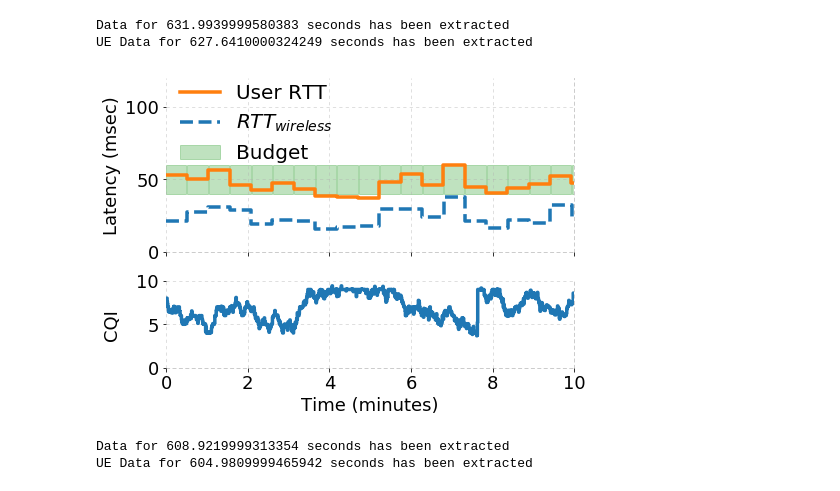
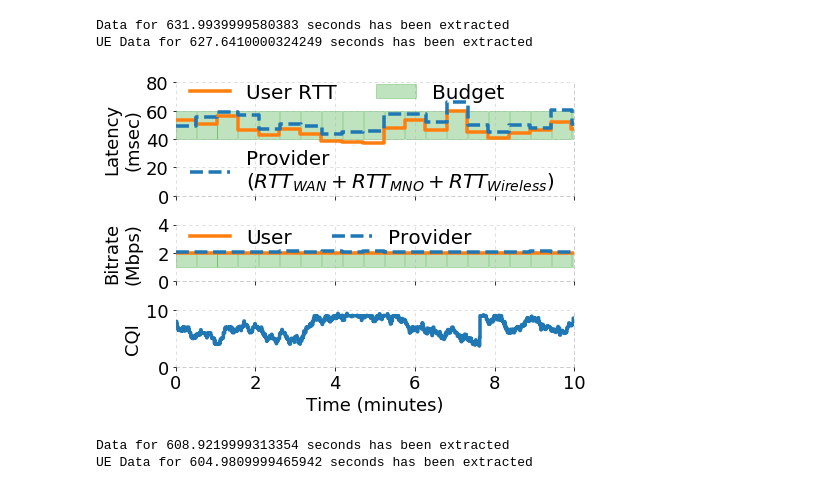
Before and after one commit to serhatarslan-hub/cell-order, a Jupyter notebook: analysis/cell-order-moving-ue-eval.ipynb, the cells around one changed output. Drawn from its saved outputs; the diff is of its cells as text; code cells hidden in the pictures.

Commit message:
Fix figures for dynamic scenario emulations

```diff
--- a/analysis/cell-order-moving-ue-eval.ipynb
+++ b/analysis/cell-order-moving-ue-eval.ipynb
@@ -36,6 +36,7 @@ if (SAVE_FIG):
 
 SLA_PERIOD = 30 # seconds over which the SLAs are negotiated
 OUTLIER_PERCENTILE = 5 # Percentile to clip-off from both ends for each SLA period
+RTT_WIRED_MSEC = 28
 # %%
 def filter_bs_sla_stats(bs_data, budgets, ts_start):
 
@@ -129,14 +130,14 @@ filter_ue_sla_stats(ue_lat_data, lat_s_id)
 Data for 631.9939999580383 seconds has been extracted
 UE Data for 627.6410000324249 seconds has been extracted
 # %%
-f, (ax1, ax2) = plt.subplots(2, 1, gridspec_kw={'height_ratios': [2, 1]}, figsize=FIG_SIZE)
+f, (ax1, ax2, ax3) = plt.subplots(3, 1, gridspec_kw={'height_ratios': [2, 1, 1]}, figsize=FIG_SIZE)
 
 ax1.step(np.insert(ue_lat_data[lat_s_id]['filtered_ts_sec'] / 60, 0, 0),
          np.insert(ue_lat_data[lat_s_id]['filtered_rtt_msec'], 0, ue_lat_data[lat_s_id]['filtered_rtt_msec'][0]),
          where='pre', label='User RTT', linewidth=3.5, color='C1')
 ax1.step(np.insert(bs_lat_data[lat_s_id]['filtered_ts_sec'] / 60, 0, 0),
-         np.insert(bs_lat_data[lat_s_id]['filtered_lat_msec'], 0, bs_lat_data[lat_s_id]['filtered_lat_msec'][0]),
-         where='pre', label='$RTT_{wireless}$', linewidth=3.5, color='C0', linestyle='--')
+         np.insert(bs_lat_data[lat_s_id]['filtered_lat_msec'], 0, bs_lat_data[lat_s_id]['filtered_lat_msec'][0]) + RTT_WIRED_MSEC,
+         where='pre', label='Provider\n($RTT_{WAN} + RTT_{MNO} + RTT_{Wireless}$)', linewidth=3.5, color='C0', linestyle='--')
 
 cnt = 1
 lat_budget_lo = lat_budgets['slice_delay_budget_msec'][lat_s_id][0]
@@ -154,16 +155,23 @@ for supply_time in lat_budgets['supply_times'][user_id]:
     cnt += 1
 
 # ax1.set_xlabel('Time (minutes)', fontsize=FONT_SIZE)
-ax1.set_ylabel('Latency (msec)', fontsize=FONT_SIZE)
+ax1.set_ylabel('Latency\n(msec)', fontsize=FONT_SIZE)
 ax1.tick_params(axis='y', labelsize=FONT_SIZE)
 # ax1.tick_params(axis='x', labelsize=FONT_SIZE)
 ax1.get_xaxis().set_ticklabels([])
-ax1.set_ylim((0, 120))
+ax1.set_ylim((0, 80))
 ax1.set_xlim([0,10])
-# ax1.xaxis.set_ticks(np.arange(0, 13))
+ax1.yaxis.set_ticks(np.arange(0, 81, 20))
 
-ax1.legend(loc='upper left', frameon=False, fontsize=FONT_SIZE+2,
-           bbox_to_anchor=[-0.01,1.07])
+handles, labels = ax1.get_legend_handles_labels()
+order = [0,2] #specify order of items in legend
+leg = ax1.legend([handles[idx] for idx in order],[labels[idx] for idx in order],
+                 loc='upper left', frameon=False, fontsize=FONT_SIZE+2, markerscale=2,
+                 ncol=2, bbox_to_anchor=[-0.01, 1.15])
+ax1.legend([handles[1]],[labels[1]],
+           loc='lower left', frameon=False, fontsize=FONT_SIZE+2, markerscale=2,
+           bbox_to_anchor=[-0.01, -0.14])
+ax1.add_artist(leg)
 
 ax1.grid(axis='both', alpha=0.5, linestyle=LINE_STYLE)
 
@@ -183,46 +191,90 @@ ax1.spines["bottom"].set_linestyle(LINE_STYLE)
 ax1.spines["bottom"].set_alpha(0.5)
 ax1.spines["bottom"].set_color('gray')
 
-ax2.step(np.insert(bs_lat_data[lat_s_id]['raw_ts_sec'] / 60, 0, 0),
-         np.insert(bs_lat_data[lat_s_id]['raw_cqi'], 0, bs_lat_data[lat_s_id]['raw_cqi'][0]),
-         where='pre', linewidth=3.5, color='C0', linestyle='-')
+ax2.step(np.insert(ue_lat_data[lat_s_id]['filtered_ts_sec'] / 60, 0, 0),
+         np.insert(ue_lat_data[lat_s_id]['filtered_mbps'], 0, ue_lat_data[lat_s_id]['filtered_mbps'][0]),
+         where='pre', label='User', linewidth=3.5, color='C1')
+ax2.step(np.insert(bs_lat_data[lat_s_id]['filtered_ts_sec'] / 60, 0, 0),
+         np.insert(bs_lat_data[lat_s_id]['filtered_thp_mbps'], 0, bs_lat_data[lat_s_id]['filtered_thp_mbps'][0]),
+         where='pre', label='Provider', linewidth=3.5, color='C0', linestyle='--')
 
-ax2.set_xlabel('Time (minutes)', fontsize=FONT_SIZE)
-ax2.set_ylabel('CQI', fontsize=FONT_SIZE)
+cnt = 1
+for supply_time in lat_budgets['supply_times'][user_id]:
+    ts_minutes = (supply_time) / 60
+    ax2.add_patch(Rectangle((ts_minutes, 1), SLA_PERIOD / 60, 1, color='C2', alpha=0.3))
+    cnt += 1
+
+# ax2.set_xlabel('Time (minutes)', fontsize=FONT_SIZE)
+ax2.set_ylabel('Bitrate\n(Mbps)', fontsize=FONT_SIZE)
 ax2.tick_params(axis='y', labelsize=FONT_SIZE)
-ax2.tick_params(axis='x', labelsize=FONT_SIZE)
-ax2.set_ylim((0,10))
-# ax2.yaxis.set_ticks(np.arange(0,8,2))
-ax2.set_xlim([0, 10])
-# ax2.xaxis.set_ticks(np.arange(13))
+# ax1.tick_params(axis='x', labelsize=FONT_SIZE)
+ax2.yaxis.set_ticks(np.arange(0,5,2))
+ax2.get_xaxis().set_ticklabels([])
+ax2.set_ylim((0, 4))
+ax2.set_xlim([0,10])
+# ax2.xaxis.set_ticks(np.arange(0, X_MAX+1))
+
+ax2.legend(loc='upper left', frameon=False, fontsize=FONT_SIZE+2, ncol = 3,
+           bbox_to_anchor=[-0.01,1.25])
 
 ax2.grid(axis='both', alpha=0.5, linestyle=LINE_STYLE)
 
 ax2.spines['top'].set_visible(False)
 # ax2.spines['right'].set_visible(False)
 ax2.spines['left'].set_visible(False)
 ax2.spines["right"].set_linestyle(LINE_STYLE)
 ax2.spines["right"].set_alpha(0.5)
 ax2.spines["right"].set_color('gray')
 ax2.spines["left"].set_linestyle(LINE_STYLE)
 ax2.spines["left"].set_alpha(0.5)
 ax2.spines["left"].set_color('gray')
 ax2.spines["top"].set_linestyle(LINE_STYLE)
 ax2.spines["top"].set_alpha(0.5)
 ax2.spines["top"].set_color('gray')
 ax2.spines["bottom"].set_linestyle(LINE_STYLE)
 ax2.spines["bottom"].set_alpha(0.5)
 ax2.spines["bottom"].set_color('gray')
 
+ax3.step(np.insert(bs_lat_data[lat_s_id]['raw_ts_sec'] / 60, 0, 0),
+         np.insert(bs_lat_data[lat_s_id]['raw_cqi'], 0, bs_lat_data[lat_s_id]['raw_cqi'][0]),
+         where='pre', linewidth=3.5, color='C0', linestyle='-')
+
+ax3.set_xlabel('Time (minutes)', fontsize=FONT_SIZE)
+ax3.set_ylabel('CQI', fontsize=FONT_SIZE)
+ax3.tick_params(axis='y', labelsize=FONT_SIZE)
+ax3.tick_params(axis='x', labelsize=FONT_SIZE)
+ax3.set_ylim((0,10))
+# ax3.yaxis.set_ticks(np.arange(0,8,2))
+ax3.set_xlim([0, 10])
+# ax3.xaxis.set_ticks(np.arange(13))
+
+ax3.grid(axis='both', alpha=0.5, linestyle=LINE_STYLE)
+
+ax3.spines['top'].set_visible(False)
+# ax3.spines['right'].set_visible(False)
+ax3.spines['left'].set_visible(False)
+ax3.spines["right"].set_linestyle(LINE_STYLE)
+ax3.spines["right"].set_alpha(0.5)
+ax3.spines["right"].set_color('gray')
+ax3.spines["left"].set_linestyle(LINE_STYLE)
+ax3.spines["left"].set_alpha(0.5)
+ax3.spines["left"].set_color('gray')
+ax3.spines["top"].set_linestyle(LINE_STYLE)
+ax3.spines["top"].set_alpha(0.5)
+ax3.spines["top"].set_color('gray')
+ax3.spines["bottom"].set_linestyle(LINE_STYLE)
+ax3.spines["bottom"].set_alpha(0.5)
+ax3.spines["bottom"].set_color('gray')
+
 f.tight_layout()
 f.align_ylabels()
 
 if SAVE_FIG:
     plt.savefig(reservation_out_dir + '{}_moving_ue_lat_2.pdf'.format(SCENARIO))
 
 plt.show()
 # %% [output]
-[figure, old version]
+[figure, new version]
 # %%
 cell_order_thp_log_filename = \
     reservation_data_dir + 'cell-order-{}-thp-{}.log'.format(SCENARIO, THP_EXP_IDX)
```
Also changed, not shown: parts of 1 cell of this notebook, 2 other files.
